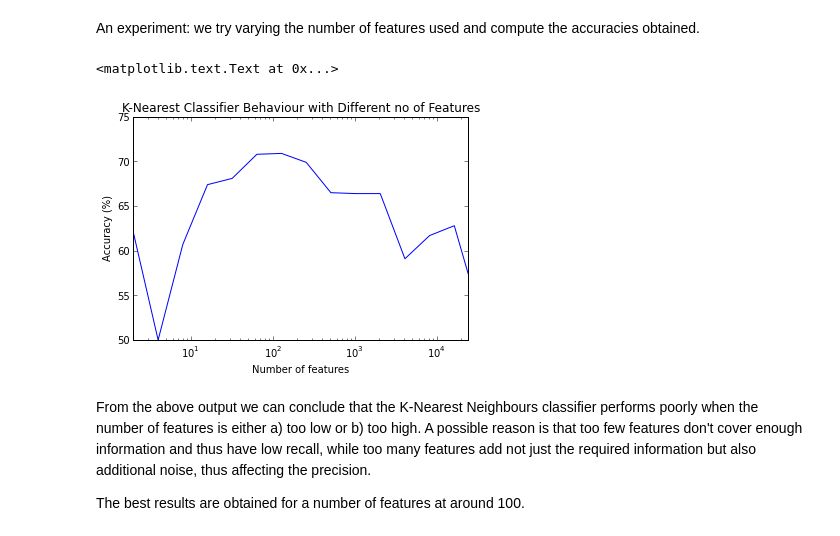
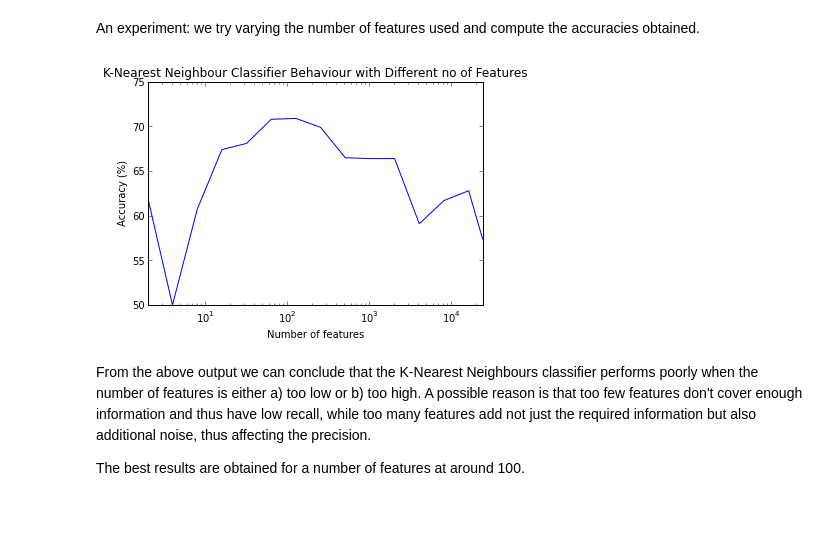
Before and after one commit to DJSagarAhire/Sentiment-Analysis-Comparative-Study, a Jupyter notebook: notebooks/01_Classification-Unigram-Presence.ipynb, the cells around one changed output. Drawn from its saved outputs; the diff is of its cells as text; code cells hidden in the pictures.

```diff
--- a/notebooks/01_Classification-Unigram-Presence.ipynb
+++ b/notebooks/01_Classification-Unigram-Presence.ipynb
@@ -126,3 +128,20 @@ def accuracy():
+# %%
+def compare_feature_performance(classifier, classifier_name='Classifier'):
+
+    from sklearn.metrics import accuracy_score
+    accuracies = []
+    kvals = logspace(1, 14, num=14, base=2.0)  # k = 2, 4, 8, 16, ...
+    kvals = append(kvals, [unigram_train_X.shape[1]])
+    for k in kvals:
+        unigram_predict_y = select_classify(classifier, k)
+        accuracies.append(accuracy_score(unigram_test_y, unigram_predict_y) * 100)
+
+    plot(kvals, accuracies)
+    xscale('log')
+    xlim([0, unigram_train_X.shape[1]])
+    xlabel('Number of features')
+    ylabel('Accuracy (%)')
+    title('{0} Behaviour with Different no of Features'.format(classifier_name))
 # %% [markdown]
 ###Classifier 1: K-Nearest Neighbours
 # %% [markdown]
@@ -146,28 +165,15 @@ Accuracy: 57.4%
 avg / total       0.59      0.57      0.56      1000
 # %% [markdown]
 An experiment: we try varying the number of features used and compute the accuracies obtained.
-# %%
-from sklearn.neighbors import KNeighborsClassifier
-from sklearn.metrics import accuracy_score
-
-unigram_knn = KNeighborsClassifier()
-
-accuracies = []
-kvals = logspace(1, 14, num=14, base=2.0)  # k = 2, 4, 8, 16, ...
-kvals = append(kvals, [unigram_train_X.shape[1]])
-for k in kvals:
-    unigram_predict_y = select_classify(unigram_knn, k)
-    accuracies.append(accuracy_score(unigram_test_y, unigram_predict_y) * 100)
-
-plot(kvals, accuracies)
-xscale('log')
-xlim([0, unigram_train_X.shape[1]])
-xlabel('Number of features')
-ylabel('Accuracy (%)')
-title('K-Nearest Classifier Behaviour with Different no of Features')
-# %% [output]
-<matplotlib.text.Text at 0x...>
-[figure, removed]
+# %%
+from sklearn.neighbors import KNeighborsClassifier
+from sklearn.metrics import accuracy_score
+
+unigram_knn = KNeighborsClassifier()
+
+compare_feature_performance(unigram_knn, 'K-Nearest Neighbour Classifier')
+# %% [output]
+[figure, added]
 # %% [markdown]
 From the above output we can conclude that the K-Nearest Neighbours classifier performs poorly when the number of features is either a) too low or b) too high. A possible reason is that too few features don't cover enough information and thus have low recall, while too many features add not just the required information but also additional noise, thus affecting the precision.
 
```
Also changed, not shown: parts of 17 cells of this notebook, 1 other file.
